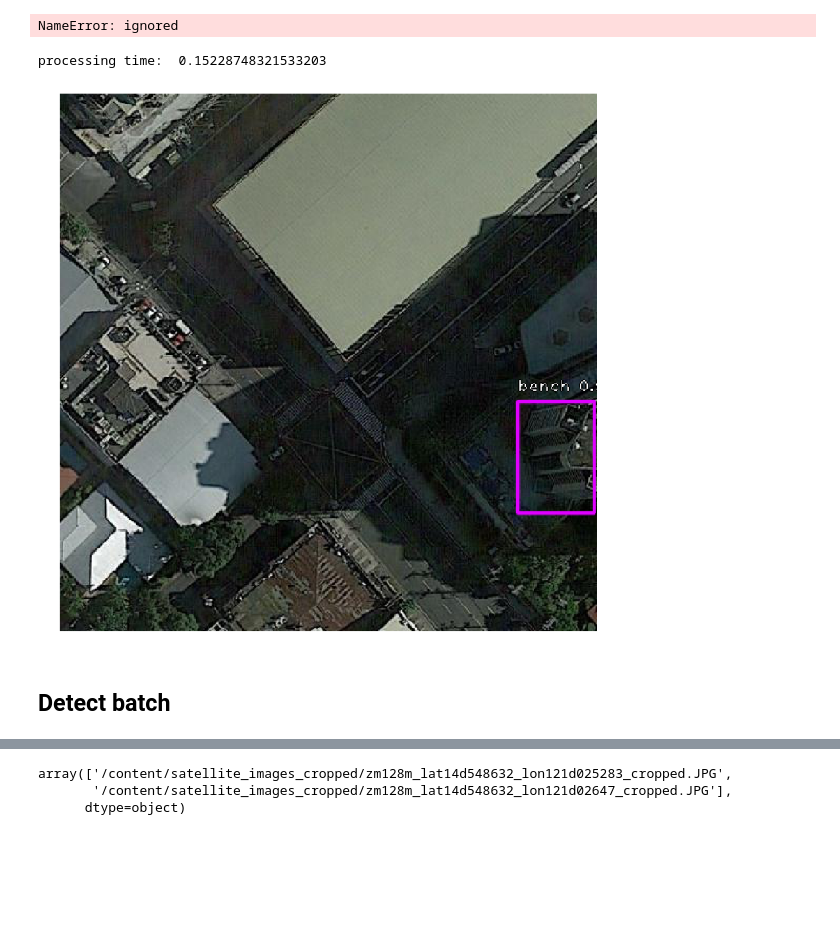
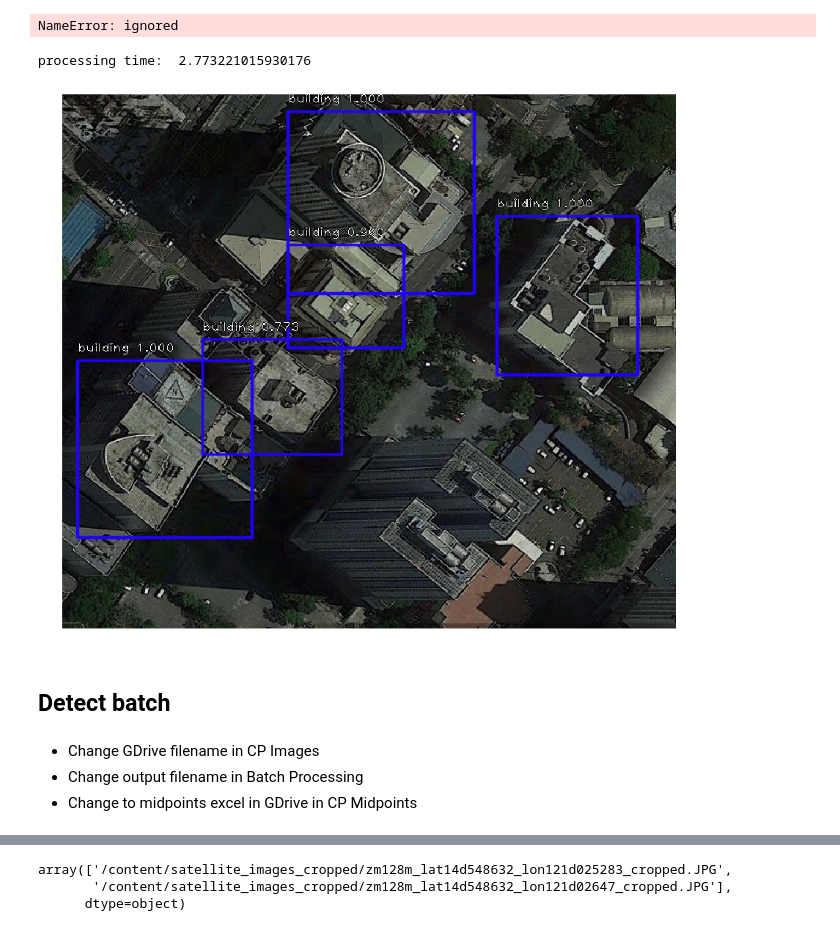
Before and after one commit to ncdejito/building_detection, a Jupyter notebook: scripts/detection_model.ipynb, the cells around one changed output, grey strips where cells are left out. Saved outputs shown, nothing was run; the diff lists cells and outputs as text; code cells hidden in the pictures; blank space fills up the shorter version.

Commit message:
applied model epoch8 to makatiqctondo

```diff
--- a/scripts/detection_model.ipynb
+++ b/scripts/detection_model.ipynb
@@ -733,7 +738,7 @@ resnet50_csv_05.h5
 # %%
 # adjust this to point to your downloaded/trained model
 # models can be downloaded here: https://github.com/fizyr/keras-retinanet/releases
-model_path = '/content/snapshots/resnet50_csv_05.h5'
+model_path = '/content/snapshots/resnet50_csv_08.h5'
 
 # load retinanet model
 model = models.load_model(model_path, backbone_name='resnet50')
@@ -767,7 +772,7 @@ W0723 02:55:37.251360 140622273722240 deprecation_wrapper.py:119] From /usr/loca
 NameError: ignored
 # %%
 # load image
-image = read_image_bgr("/content/satellite_images_cropped/zm128m_lat14d548632_lon121d025283_cropped.JPG")
+image = read_image_bgr("/content/gdrive/My Drive/Colab Notebooks/Capture_buildings2.JPG")
 
 # copy to draw on
 draw = image.copy()
@@ -777,35 +782,39 @@ draw = cv2.cvtColor(draw, cv2.COLOR_BGR2RGB)
 image = preprocess_image(image)
 image, scale = resize_image(image)
 
 # process image
 start = time.time()
 boxes, scores, labels = model.predict_on_batch(np.expand_dims(image, axis=0))
 print("processing time: ", time.time() - start)
 
 # correct for image scale
 boxes /= scale
 
 # visualize detections
 for box, score, label in zip(boxes[0], scores[0], labels[0]):
     # scores are sorted so we can break
     if score < 0.5:
         break
 
     color = label_color(label)
 
     b = box.astype(int)
     draw_box(draw, b, color=color)
 
     caption = "{} {:.3f}".format(labels_to_names[label], score)
     draw_caption(draw, b, caption)
 
 plt.figure(figsize=(15, 15))
 plt.axis('off')
 plt.imshow(draw)
 plt.show()
 # %% [output]
-processing time:  0.15228748321533203
+processing time:  2.773221015930176
-[figure, old version]
+[figure, new version]
 # %% [markdown]
 ## Detect batch
+# %% [markdown]
+* Change GDrive filename in CP Images
+* Change output filename in Batch Processing
+* Change to midpoints excel in GDrive in CP Midpoints
 # %%
```
Also changed, not shown: parts of 10 cells of this notebook.
